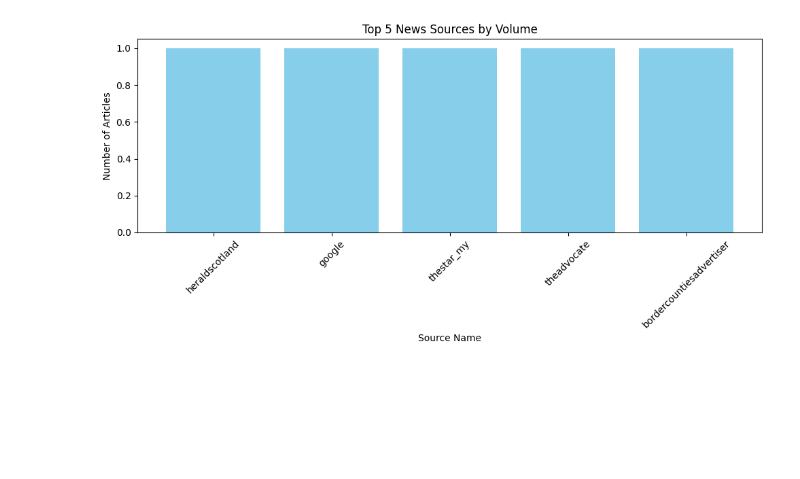
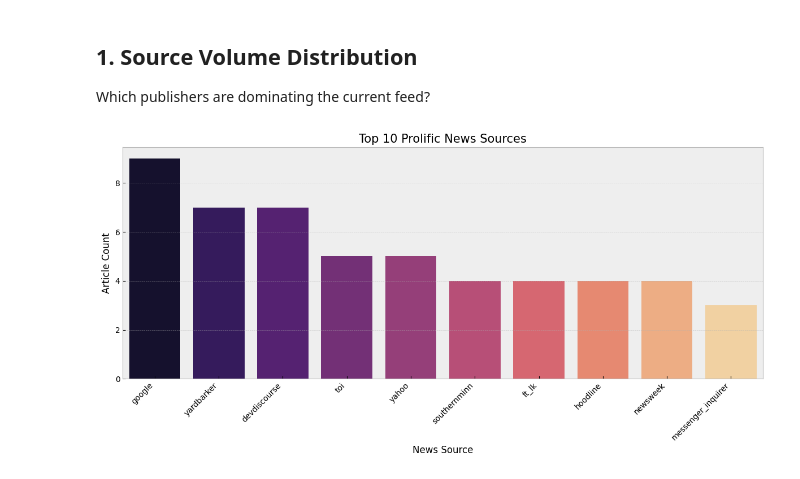
Before and after one commit to tilahungoito/TrainingDataScience-tomasmore, a Jupyter notebook: news_project/numpy_analysis.ipynb, the cells around one changed output. Saved outputs shown, nothing was run; the diff lists cells and outputs as text; code cells hidden in the pictures; blank space fills up the shorter version.

Commit message:
anaysis graph enhanced with corrilations

```diff
--- a/news_project/numpy_analysis.ipynb
+++ b/news_project/numpy_analysis.ipynb
@@ -26,8 +6,14 @@ Note: you may need to restart the kernel to use updated packages.
 import pandas as pd
 import numpy as np
 import matplotlib.pyplot as plt
+import seaborn as sns
+
+# Set visual style
+plt.style.use('bmh')
+sns.set_palette('viridis')
 
 # Load the dataset
 df = pd.read_csv("news_data.csv")
-df.head()
+df_clean = df.dropna(subset=['source', 'title', 'description']).copy()
+print(f"Loaded {len(df_clean)} high-quality news entries.")
 # %% [output]
@@ -40,17 +21,17 @@ df.head()
+# %% [markdown]
+## 1. Source Volume Distribution
+Which publishers are dominating the current feed?
 # %%
-# Clean Data: drop empty sources
-df_clean = df.dropna(subset=['source'])
+source_counts = df_clean["source"].value_counts().head(10)
 
-# Count articles per source
-source_counts = df_clean["source"].value_counts()
-
-plt.figure(figsize=(10, 5))
-plt.bar(source_counts.index[:5], source_counts.values[:5], color='skyblue')
-plt.xticks(rotation=45)
-plt.title("Top 5 News Sources by Volume")
-plt.xlabel("Source Name")
-plt.ylabel("Number of Articles")
+plt.figure(figsize=(12, 6))
+sns.barplot(x=source_counts.index, y=source_counts.values, palette='magma', hue=source_counts.index, legend=False)
+plt.xticks(rotation=45, ha='right')
+plt.title("Top 10 Prolific News Sources", fontsize=15)
+plt.xlabel("News Source", fontsize=12)
+plt.ylabel("Article Count", fontsize=12)
+plt.grid(axis='y', linestyle='--', alpha=0.6)
 plt.tight_layout()
 plt.show()
 # %% [output]
-[figure, old version]
+[figure, new version]
```
Also changed, not shown: parts of 10 cells of this notebook, 3 other files.
